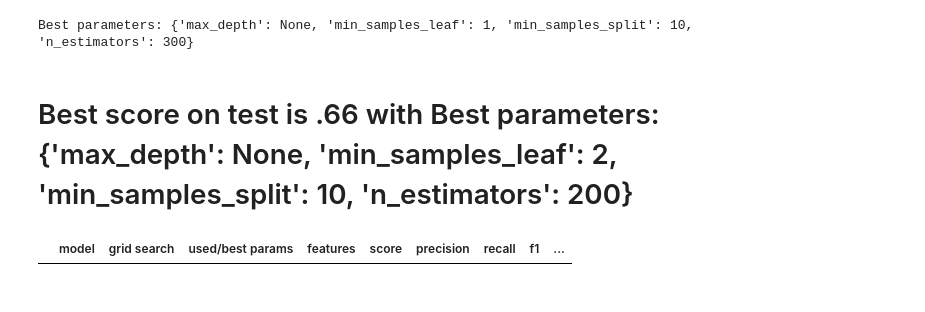
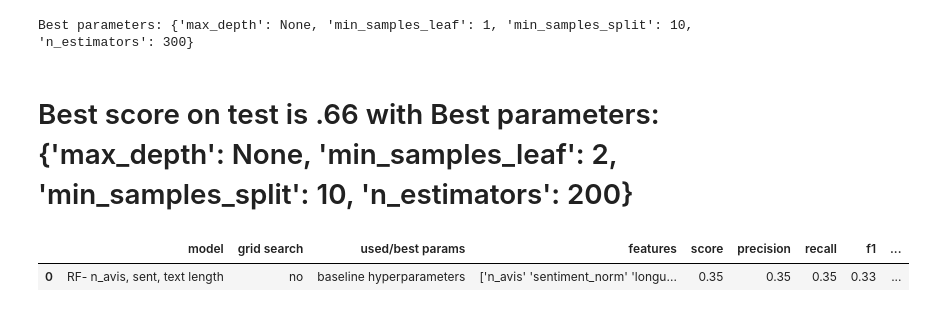
Before and after one commit to LeWaHe/SentiBank, a Jupyter notebook: notebooks/8_B_prediction_RF.ipynb, the cells around one changed output. Saved outputs shown, nothing was run; the diff lists cells and outputs as text; code cells hidden in the pictures.

```diff
--- a/notebooks/8_B_prediction_RF.ipynb
+++ b/notebooks/8_B_prediction_RF.ipynb
@@ -96,7 +99,8 @@ Best parameters: {'max_depth': None, 'min_samples_leaf': 1, 'min_samples_split':
 # %% [markdown]
 # Best score on test is .66 with Best parameters: {'max_depth': None, 'min_samples_leaf': 2, 'min_samples_split': 10, 'n_estimators': 200}
 # %%
-bench = pd.read_csv('../reports/model_benchmark.csv', index_col=0)
-bench[bench.model == type(model).__name__]
+bench = pd.read_csv(f'../reports/{model_name}_model_benchmark.csv', index_col=0)
+bench
 # %% [output]
 |  | model | grid search | used/best params | features | score | precision | recall | f1 | ... |
+| 0 | RF- n_avis, sent, text length | no | baseline hyperparameters | ['n_avis' 'sentiment_norm' 'longu... | 0.35 | 0.35 | 0.35 | 0.33 | ... |
```
Also changed, not shown: parts of 4 cells of this notebook, 11 other files.
